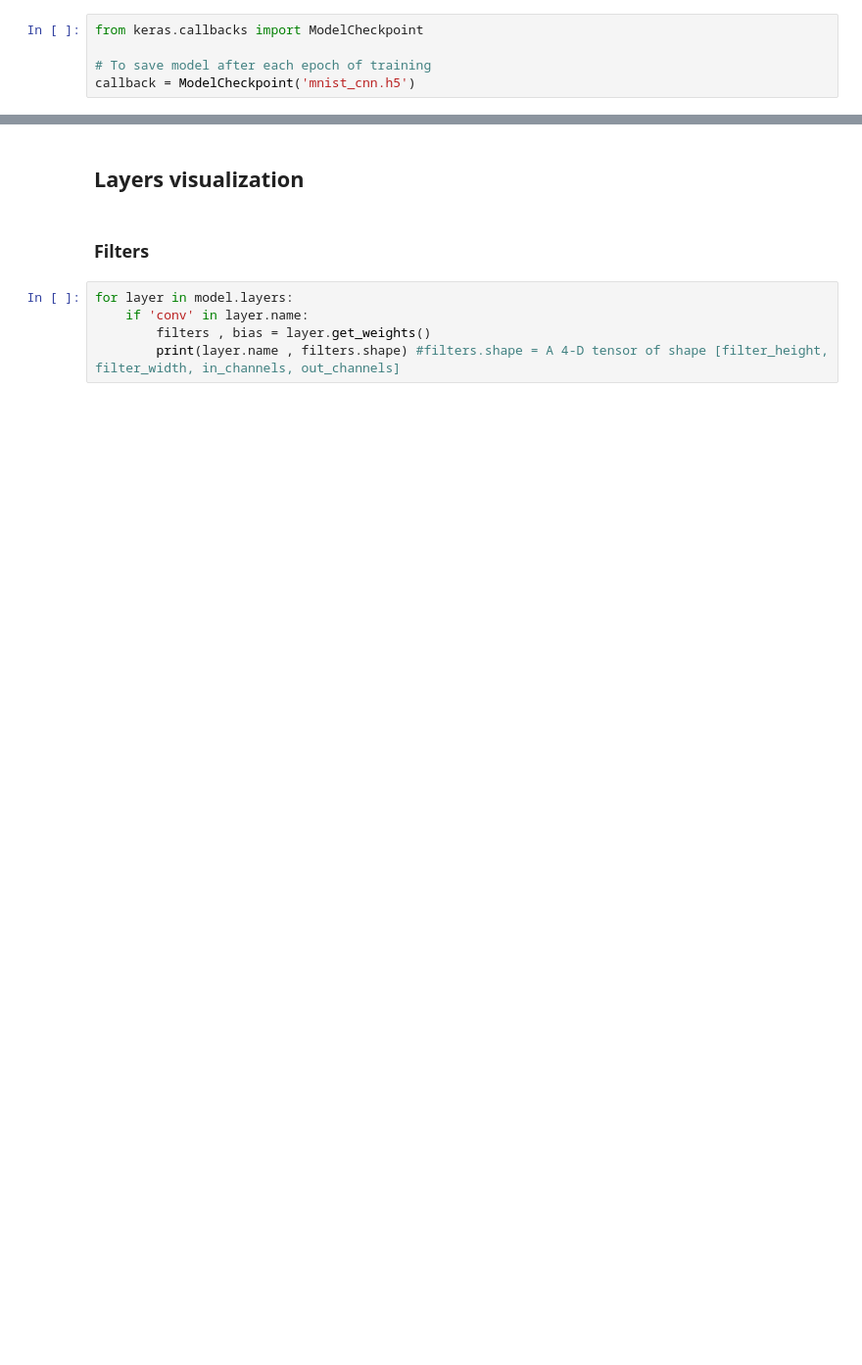
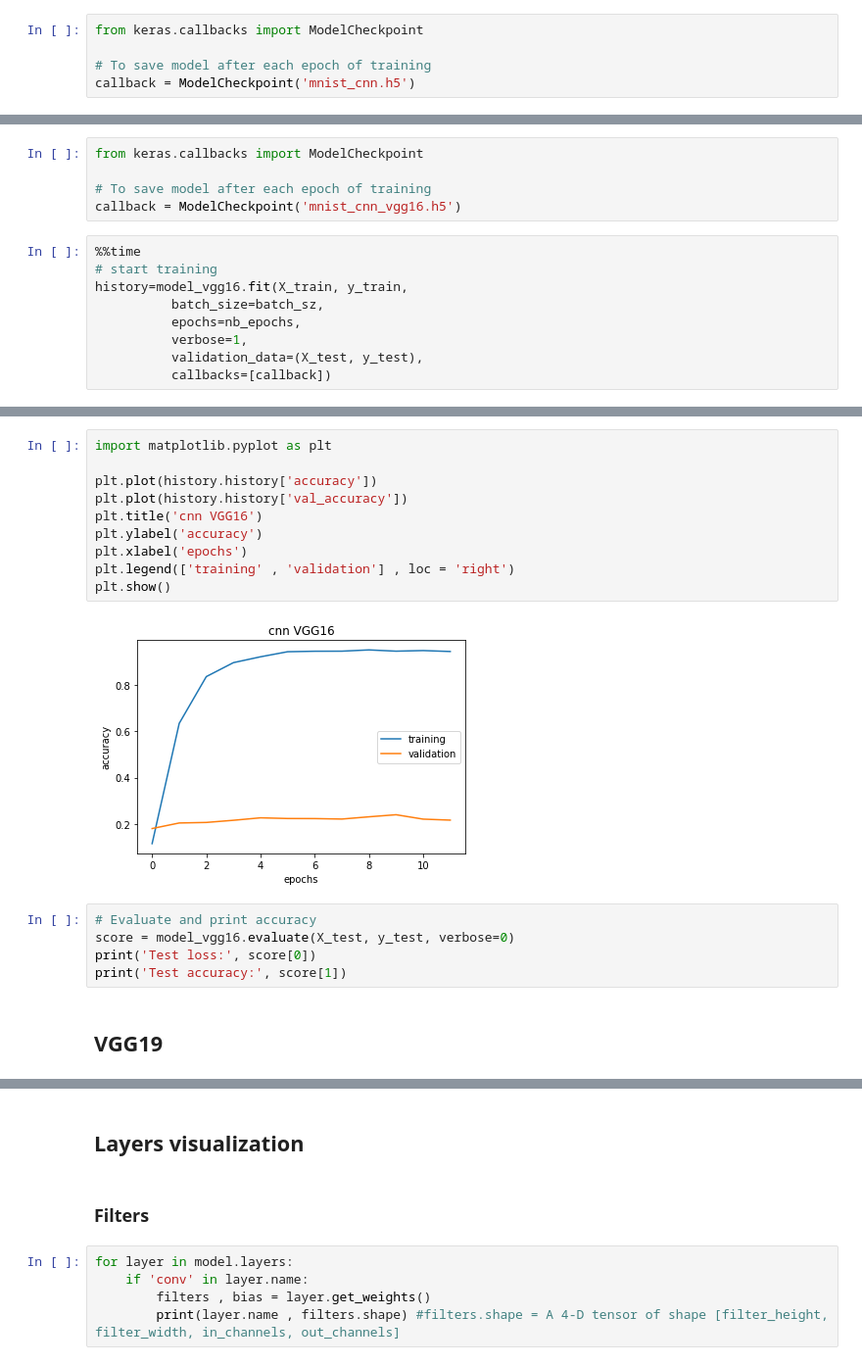
Before and after one commit to 8huit/reconnaissance-automatique-de-races-de-chien, a Jupyter notebook: P07_01_Realisez_des_indexations_automatiques_d_images.ipynb, the cells around one changed output, grey strips where cells are left out. Shown at 98% size. Cells and saved outputs as stored; diff of their text form; blank space fills up the shorter version.

```diff
--- a/P07_01_Realisez_des_indexations_automatiques_d_images.ipynb
+++ b/P07_01_Realisez_des_indexations_automatiques_d_images.ipynb
@@ -448,0 +441,14 @@ dictDogTypes[50]
+# %%
+from keras.callbacks import ModelCheckpoint
+
+# To save model after each epoch of training
+callback = ModelCheckpoint('mnist_cnn_vgg16.h5')
+# %%
+%%time
+# start training
+history=model_vgg16.fit(X_train, y_train,
+          batch_size=batch_sz,
+          epochs=nb_epochs,
+          verbose=1,
+          validation_data=(X_test, y_test),
+          callbacks=[callback])
@@ -448,0 +459,19 @@ dictDogTypes[50]
+# %%
+import matplotlib.pyplot as plt
+
+plt.plot(history.history['accuracy'])
+plt.plot(history.history['val_accuracy'])
+plt.title('cnn VGG16')
+plt.ylabel('accuracy')
+plt.xlabel('epochs')
+plt.legend(['training' , 'validation'] , loc = 'right')
+plt.show()
+# %% [output]
+[figure, added]
+# %%
+# Evaluate and print accuracy
+score = model_vgg16.evaluate(X_test, y_test, verbose=0)
+print('Test loss:', score[0])
+print('Test accuracy:', score[1])
+# %% [markdown]
+## VGG19
```
Also changed, not shown: parts of 71 cells of this notebook.
